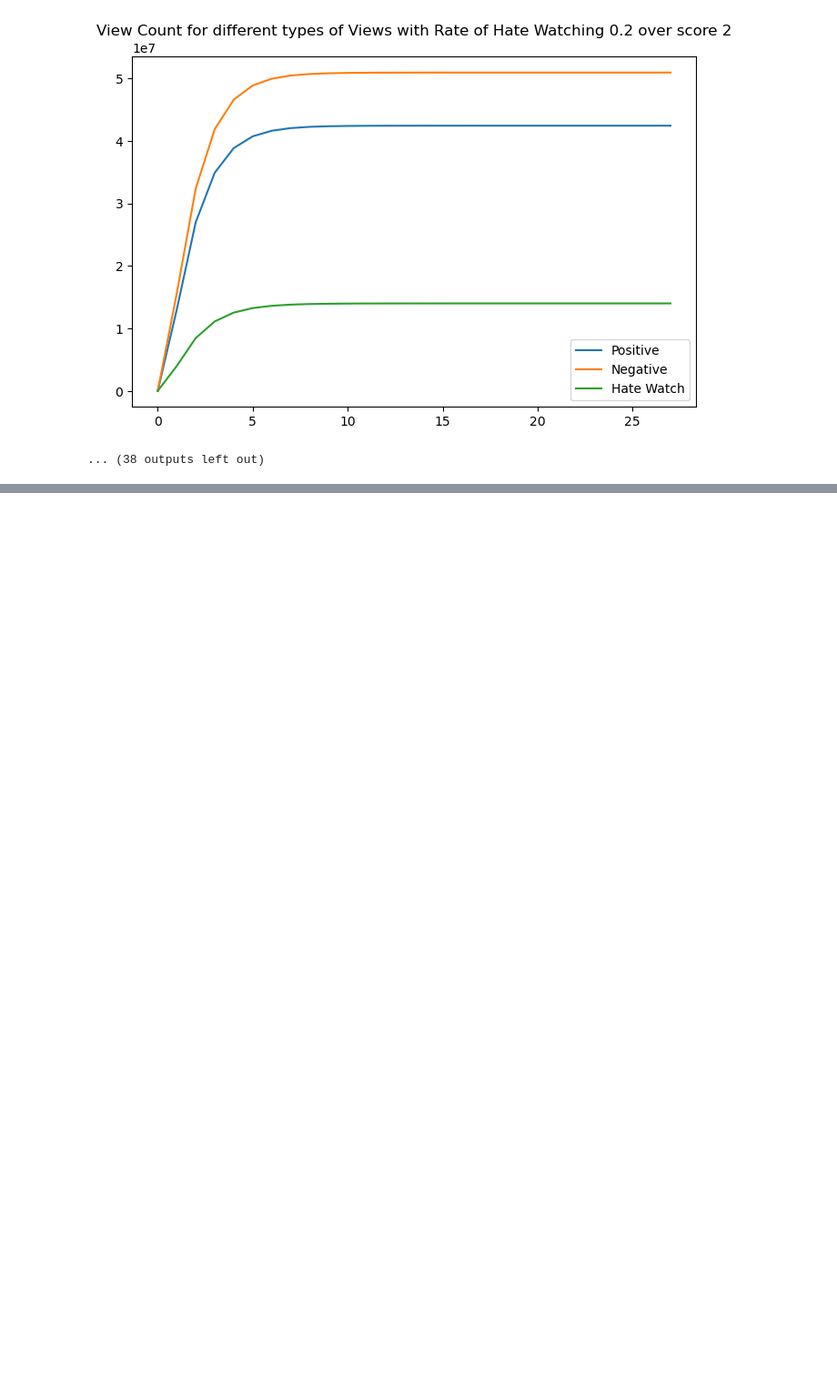
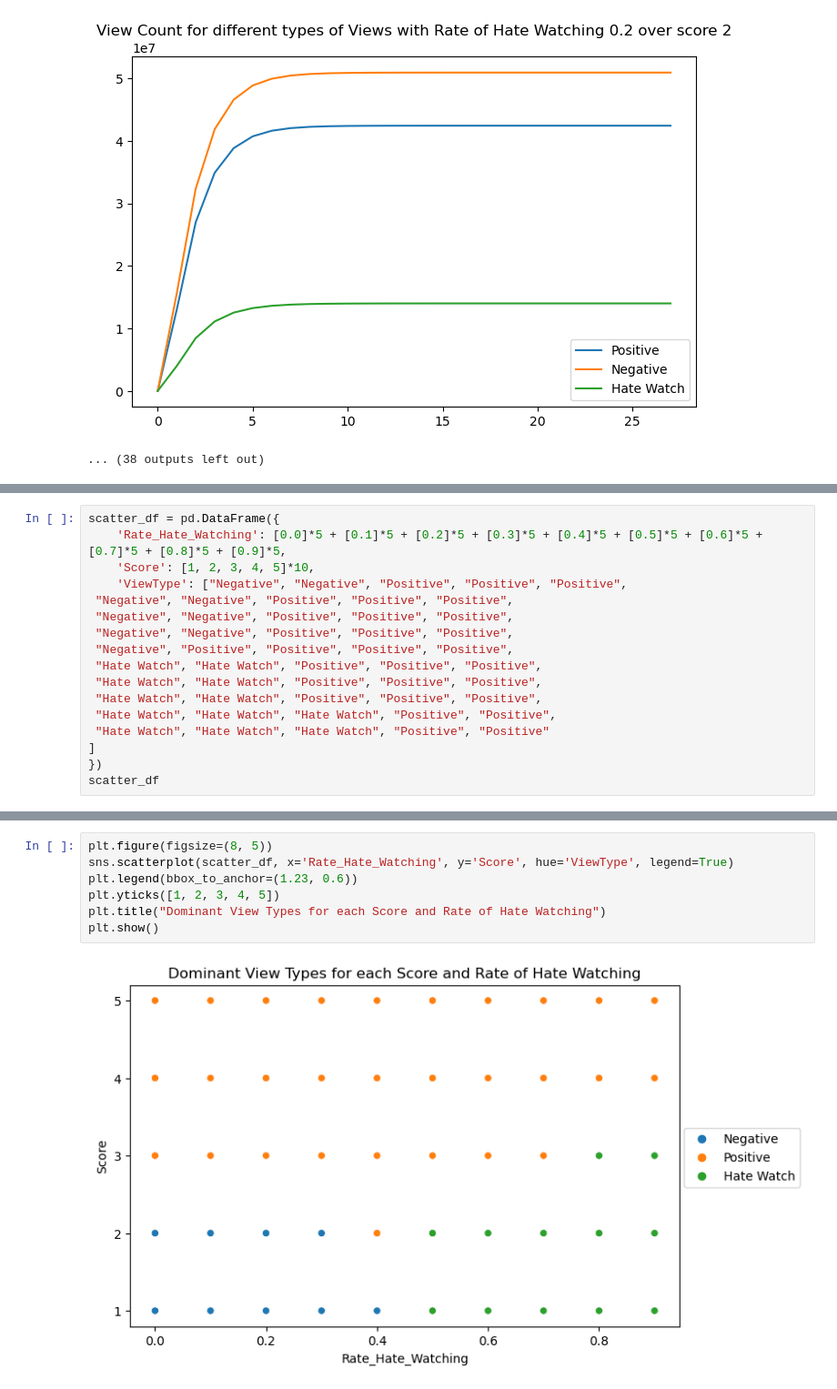
Before and after one commit to Paolo1151/HateWatchingSimulation, a Jupyter notebook: simulation.ipynb, the cells around one changed output, grey strips where cells are left out. Shown at 91% size. Cells and saved outputs as stored; diff of their text form; blank space fills up the shorter version.

```diff
--- a/simulation.ipynb
+++ b/simulation.ipynb
@@ -300,0 +322,17 @@ for rate in np.arange(0, 1, 0.1):
+# %%
+scatter_df = pd.DataFrame({
+    'Rate_Hate_Watching': [0.0]*5 + [0.1]*5 + [0.2]*5 + [0.3]*5 + [0.4]*5 + [0.5]*5 + [0.6]*5 + [0.7]*5 + [0.8]*5 + [0.9]*5,
+    'Score': [1, 2, 3, 4, 5]*10,
+    'ViewType': ["Negative", "Negative", "Positive", "Positive", "Positive",
+ "Negative", "Negative", "Positive", "Positive", "Positive",
+ "Negative", "Negative", "Positive", "Positive", "Positive",
+ "Negative", "Negative", "Positive", "Positive", "Positive",
+ "Negative", "Positive", "Positive", "Positive", "Positive",
+ "Hate Watch", "Hate Watch", "Positive", "Positive", "Positive",
+ "Hate Watch", "Hate Watch", "Positive", "Positive", "Positive",
+ "Hate Watch", "Hate Watch", "Positive", "Positive", "Positive",
+ "Hate Watch", "Hate Watch", "Hate Watch", "Positive", "Positive",
+ "Hate Watch", "Hate Watch", "Hate Watch", "Positive", "Positive"
+]
+})
+scatter_df
@@ -300,0 +357,9 @@ for rate in np.arange(0, 1, 0.1):
+# %%
+plt.figure(figsize=(8, 5))
+sns.scatterplot(scatter_df, x='Rate_Hate_Watching', y='Score', hue='ViewType', legend=True)
+plt.legend(bbox_to_anchor=(1.23, 0.6))
+plt.yticks([1, 2, 3, 4, 5])
+plt.title("Dominant View Types for each Score and Rate of Hate Watching")
+plt.show()
+# %% [output]
+[figure, added]
```
Also changed, not shown: parts of 5 cells of this notebook.
